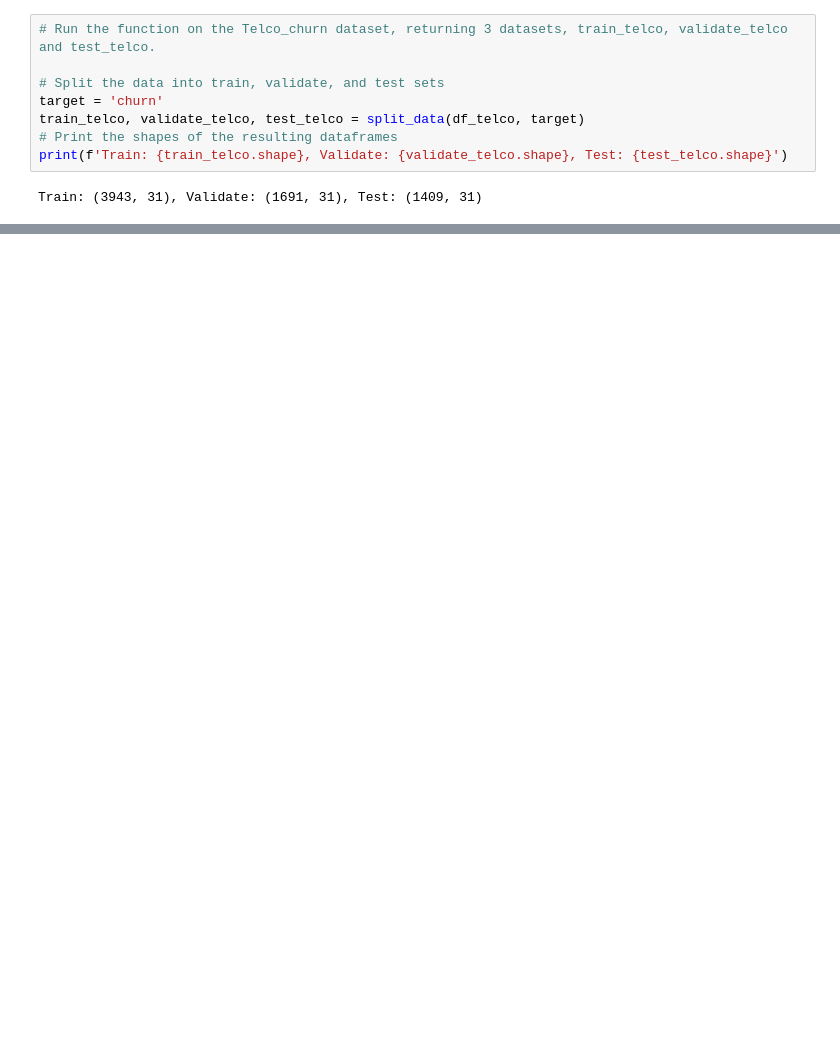
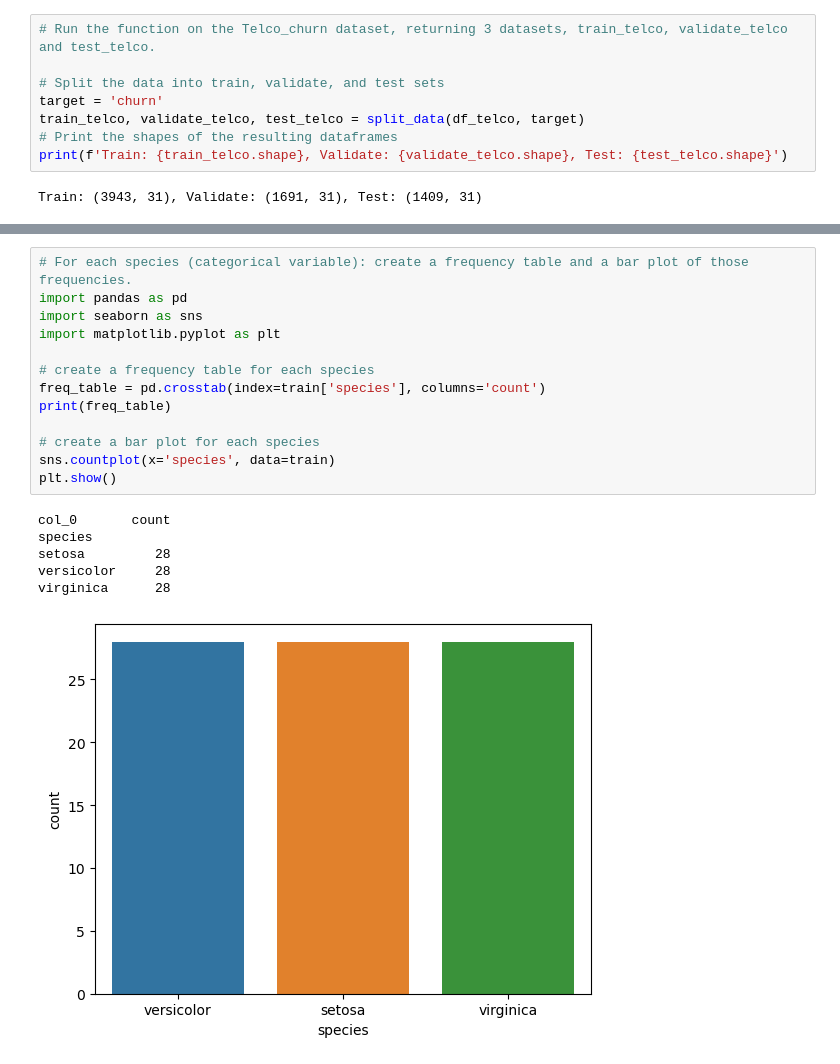
Before and after one commit to JoeyGideon/classification-exercises, a Jupyter notebook: classification_exercises.ipynb, the cells around one changed output, grey strips where cells are left out. Drawn from its saved outputs; the diff is of its cells as text; blank space fills up the shorter version.

```diff
--- a/classification_exercises.ipynb
+++ b/classification_exercises.ipynb
@@ -506,0 +596,20 @@ Train: (3943, 31), Validate: (1691, 31), Test: (1409, 31)
+# %%
+# For each species (categorical variable): create a frequency table and a bar plot of those frequencies.
+import pandas as pd
+import seaborn as sns
+import matplotlib.pyplot as plt
+
+# create a frequency table for each species
+freq_table = pd.crosstab(index=train['species'], columns='count')
+print(freq_table)
+
+# create a bar plot for each species
+sns.countplot(x='species', data=train)
+plt.show()
+# %% [output]
+col_0       count
+species
+setosa         28
+versicolor     28
+virginica      28
+[figure, added]
```
Also changed, not shown: parts of 27 cells of this notebook.
